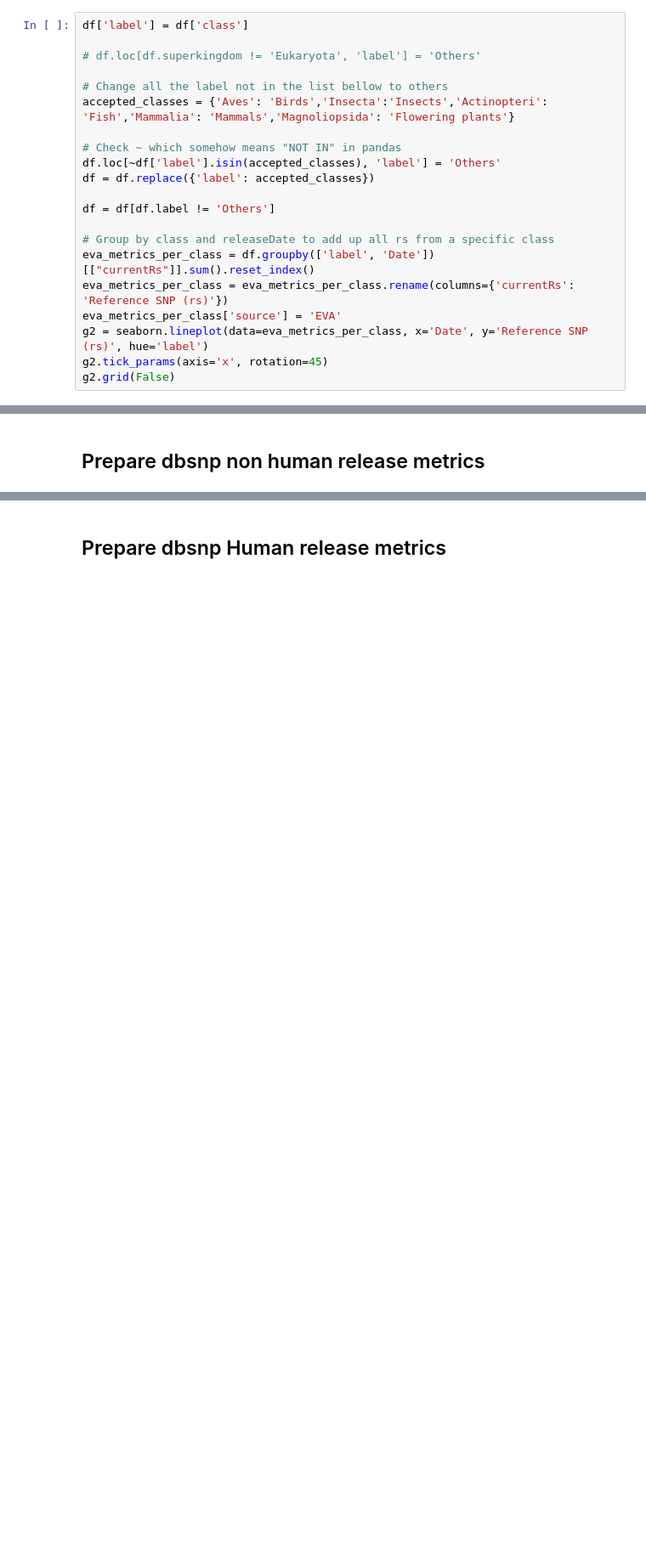
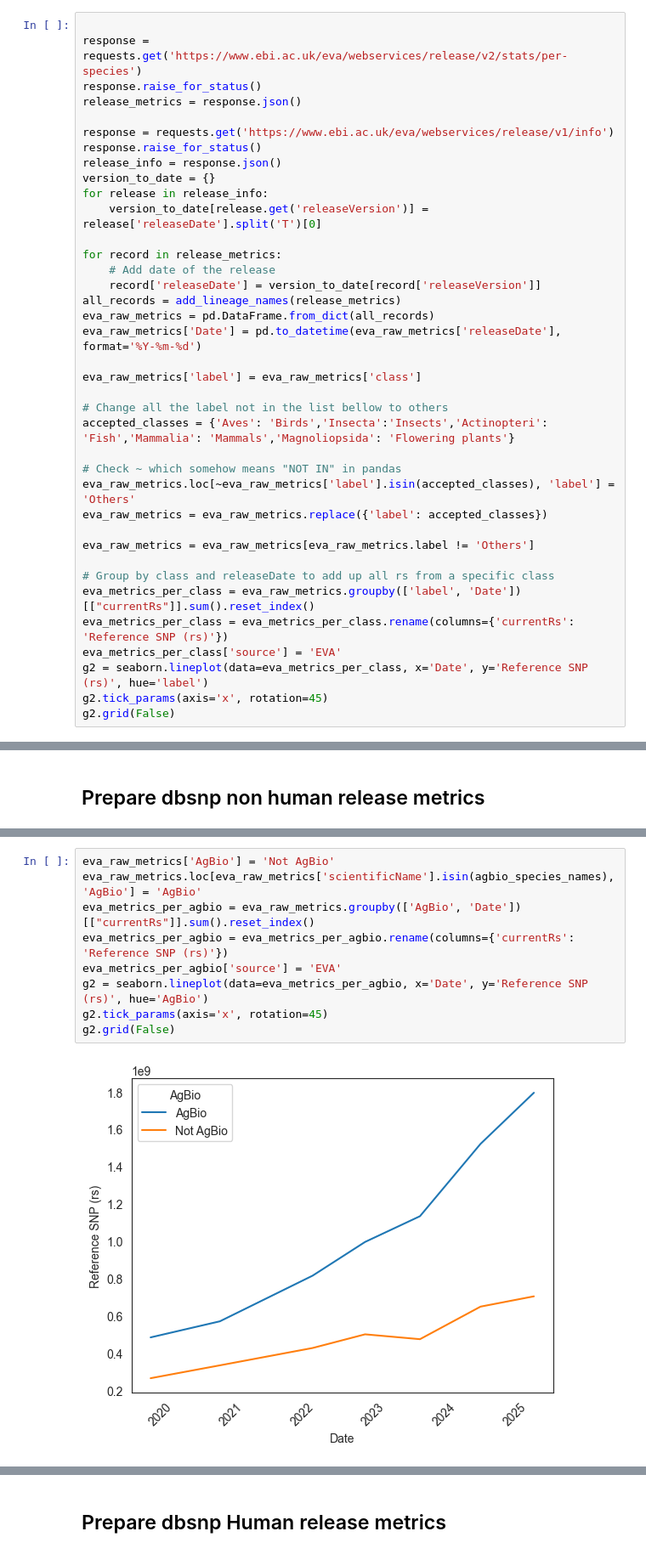
Before and after one commit to EBIvariation/eva-tasks, a Jupyter notebook: tasks/eva_3868/release_metrics.ipynb, the cells around one changed output, grey strips where cells are left out. Shown at 85% size. Cells and saved outputs as stored; diff of their text form; blank space fills up the shorter version.

Commit message:
refactor to show plots with species of agricultural interest

```diff
--- a/tasks/eva_3868/release_metrics.ipynb
+++ b/tasks/eva_3868/release_metrics.ipynb
@@ -58,21 +40,38 @@ df['Date'] = pd.to_datetime(df['releaseDate'], format='%Y-%m-%d')
 # %% [markdown]
 ## Prepare EVA release metrics
 # %%
-df['label'] = df['class']
 
-# df.loc[df.superkingdom != 'Eukaryota', 'label'] = 'Others'
+response = requests.get('https://www.ebi.ac.uk/eva/webservices/release/v2/stats/per-species')
+response.raise_for_status()
+release_metrics = response.json()
+
+response = requests.get('https://www.ebi.ac.uk/eva/webservices/release/v1/info')
+response.raise_for_status()
+release_info = response.json()
+version_to_date = {}
+for release in release_info:
+    version_to_date[release.get('releaseVersion')] = release['releaseDate'].split('T')[0]
+
+for record in release_metrics:
+    # Add date of the release
+    record['releaseDate'] = version_to_date[record['releaseVersion']]
+all_records = add_lineage_names(release_metrics)
+eva_raw_metrics = pd.DataFrame.from_dict(all_records)
+eva_raw_metrics['Date'] = pd.to_datetime(eva_raw_metrics['releaseDate'], format='%Y-%m-%d')
+
+eva_raw_metrics['label'] = eva_raw_metrics['class']
 
 # Change all the label not in the list bellow to others
 accepted_classes = {'Aves': 'Birds','Insecta':'Insects','Actinopteri': 'Fish','Mammalia': 'Mammals','Magnoliopsida': 'Flowering plants'}
 
 # Check ~ which somehow means "NOT IN" in pandas
-df.loc[~df['label'].isin(accepted_classes), 'label'] = 'Others'
-df = df.replace({'label': accepted_classes})
+eva_raw_metrics.loc[~eva_raw_metrics['label'].isin(accepted_classes), 'label'] = 'Others'
+eva_raw_metrics = eva_raw_metrics.replace({'label': accepted_classes})
 
-df = df[df.label != 'Others']
+eva_raw_metrics = eva_raw_metrics[eva_raw_metrics.label != 'Others']
 
 # Group by class and releaseDate to add up all rs from a specific class
-eva_metrics_per_class = df.groupby(['label', 'Date'])[["currentRs"]].sum().reset_index()
+eva_metrics_per_class = eva_raw_metrics.groupby(['label', 'Date'])[["currentRs"]].sum().reset_index()
 eva_metrics_per_class = eva_metrics_per_class.rename(columns={'currentRs': 'Reference SNP (rs)'})
 eva_metrics_per_class['source'] = 'EVA'
 g2 = seaborn.lineplot(data=eva_metrics_per_class, x='Date', y='Reference SNP (rs)', hue='label')
@@ -85,3 +86,14 @@ g2.grid(False)
+# %%
+eva_raw_metrics['AgBio'] = 'Not AgBio'
+eva_raw_metrics.loc[eva_raw_metrics['scientificName'].isin(agbio_species_names), 'AgBio'] = 'AgBio'
+eva_metrics_per_agbio = eva_raw_metrics.groupby(['AgBio', 'Date'])[["currentRs"]].sum().reset_index()
+eva_metrics_per_agbio = eva_metrics_per_agbio.rename(columns={'currentRs': 'Reference SNP (rs)'})
+eva_metrics_per_agbio['source'] = 'EVA'
+g2 = seaborn.lineplot(data=eva_metrics_per_agbio, x='Date', y='Reference SNP (rs)', hue='AgBio')
+g2.tick_params(axis='x', rotation=45)
+g2.grid(False)
+# %% [output]
+[figure, added]
 # %%
 metrics = []
 with open('dbsnp_non_human_builds.tsv') as open_file:
```
Also changed, not shown: parts of 10 cells of this notebook.
